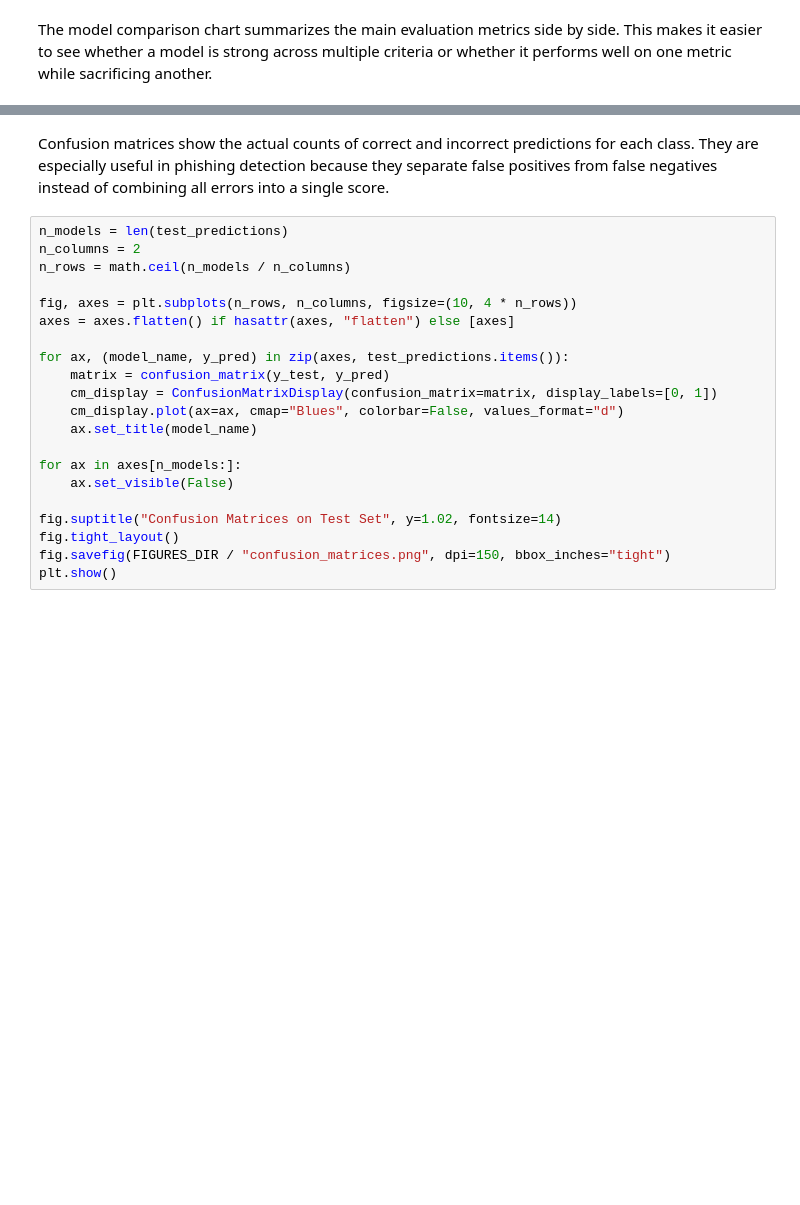
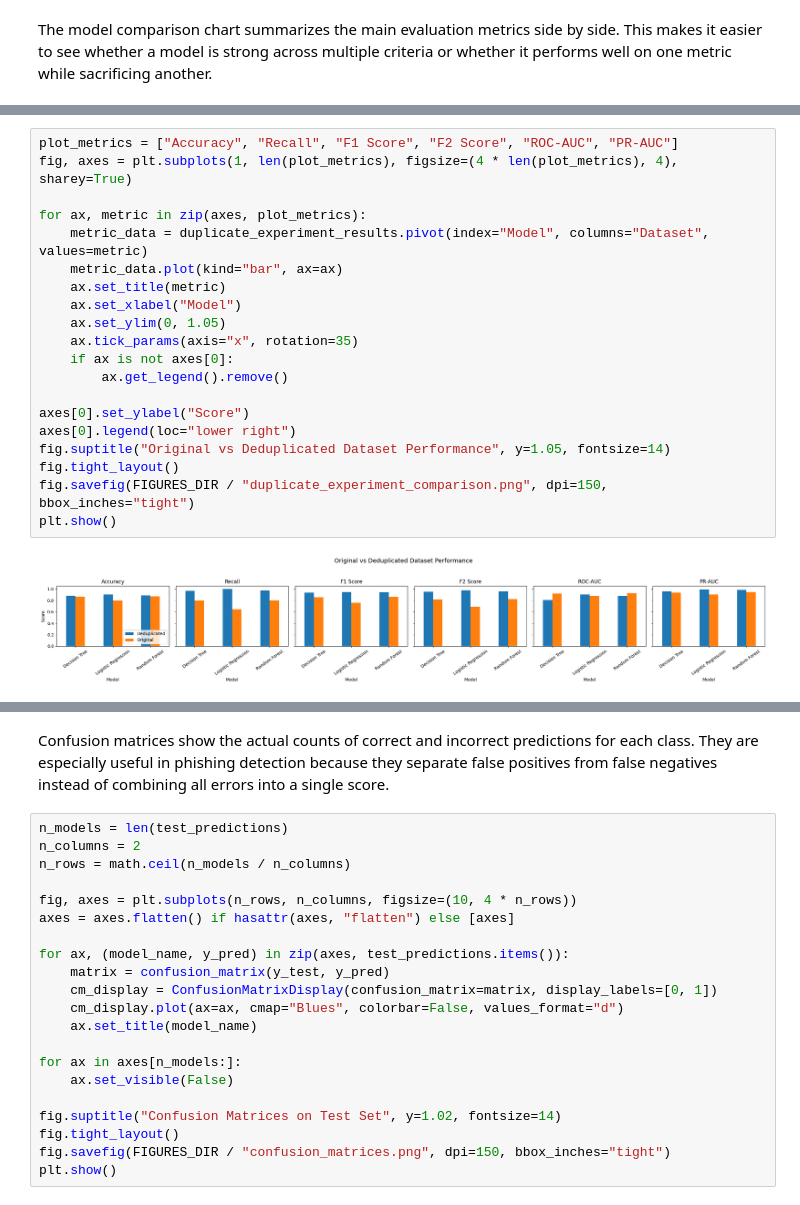
Before and after one commit to silinm12/cyber-phishing-review, a Jupyter notebook: notebook.ipynb, the cells around one changed output, grey strips where cells are left out. Drawn from its saved outputs; the diff is of its cells as text; blank space fills up the shorter version.

```diff
--- a/notebook.ipynb
+++ b/notebook.ipynb
@@ -565,0 +723,22 @@ plt.show()
+# %%
+plot_metrics = ["Accuracy", "Recall", "F1 Score", "F2 Score", "ROC-AUC", "PR-AUC"]
+fig, axes = plt.subplots(1, len(plot_metrics), figsize=(4 * len(plot_metrics), 4), sharey=True)
+
+for ax, metric in zip(axes, plot_metrics):
+    metric_data = duplicate_experiment_results.pivot(index="Model", columns="Dataset", values=metric)
+    metric_data.plot(kind="bar", ax=ax)
+    ax.set_title(metric)
+    ax.set_xlabel("Model")
+    ax.set_ylim(0, 1.05)
+    ax.tick_params(axis="x", rotation=35)
+    if ax is not axes[0]:
+        ax.get_legend().remove()
+
+axes[0].set_ylabel("Score")
+axes[0].legend(loc="lower right")
+fig.suptitle("Original vs Deduplicated Dataset Performance", y=1.05, fontsize=14)
+fig.tight_layout()
+fig.savefig(FIGURES_DIR / "duplicate_experiment_comparison.png", dpi=150, bbox_inches="tight")
+plt.show()
+# %% [output]
+[figure, added]
```
Also changed, not shown: parts of 40 cells of this notebook, 10 other files.
